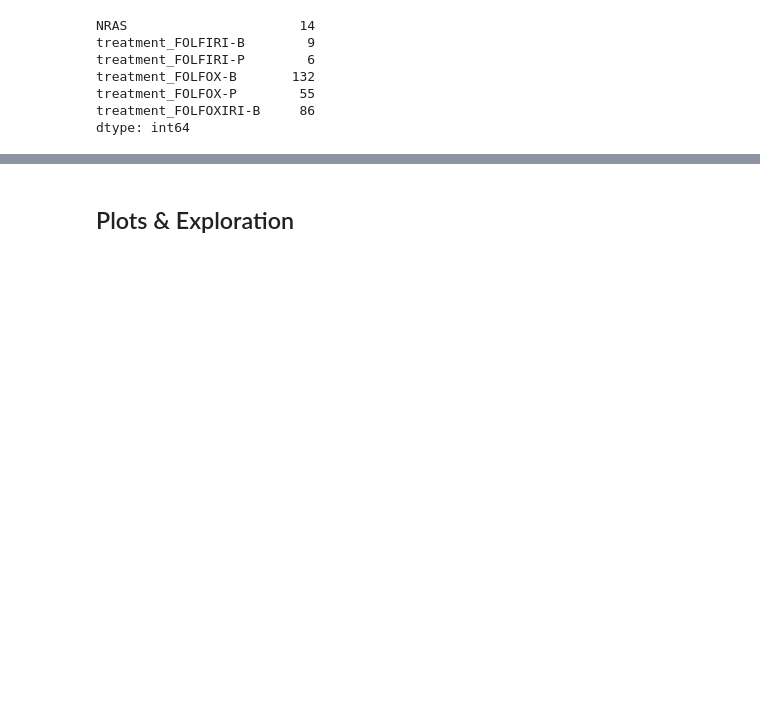
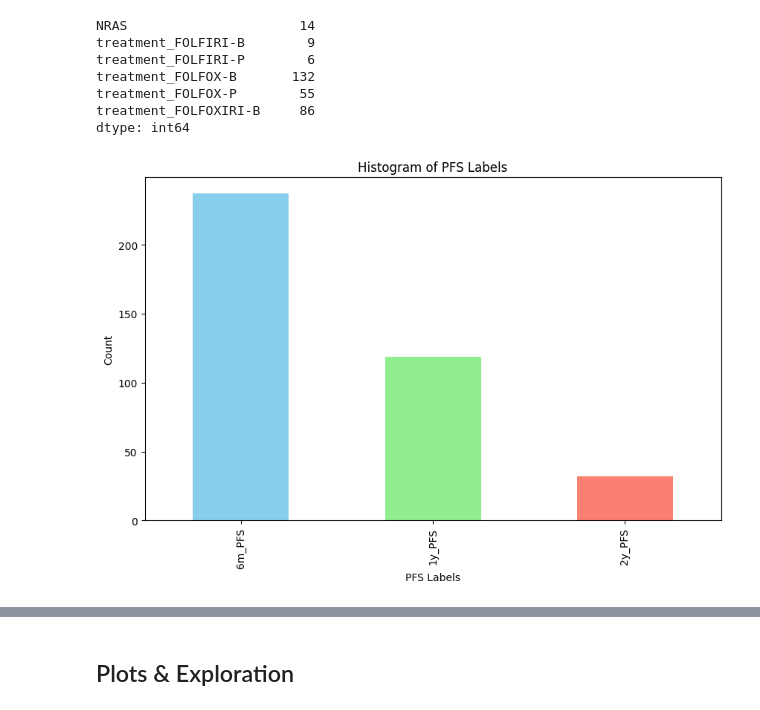
Before and after one commit to MartijnMakaske/CRLM-morph-features, a Jupyter notebook: Clinical_data_preparation.ipynb, the cells around one changed output, grey strips where cells are left out. Cells and saved outputs as stored; diff of their text form; code cells hidden in the pictures; blank space fills up the shorter version.

```diff
--- a/Clinical_data_preparation.ipynb
+++ b/Clinical_data_preparation.ipynb
@@ -166,3 +204,17 @@ treatment_FOLFOX-B       132
 treatment_FOLFOX-P        55
 treatment_FOLFOXIRI-B     86
 dtype: int64
+# %%
+# Create a histogram for the three PFS labels
+plt.figure(figsize=(10, 6))
+training_labels[['6m_PFS', '1y_PFS', '2y_PFS']].sum().plot(kind='bar', color=['skyblue', 'lightgreen', 'salmon'])
+
+# Add labels and title
+plt.xlabel('PFS Labels')
+plt.ylabel('Count')
+plt.title('Histogram of PFS Labels')
+
+# Display the plot
+plt.show()
+# %% [output]
+[figure, added]
```
Also changed, not shown: parts of 9 cells of this notebook, 1 other file.
